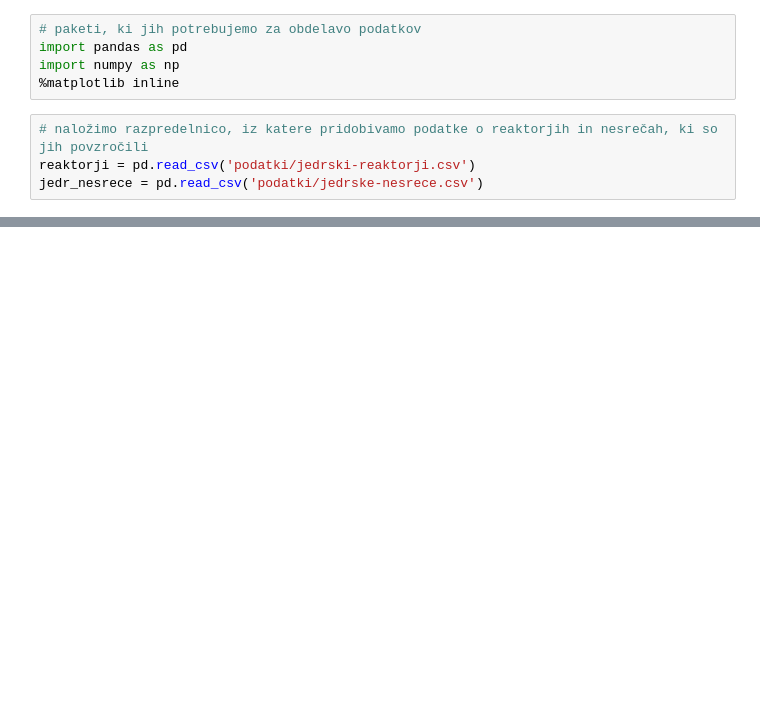
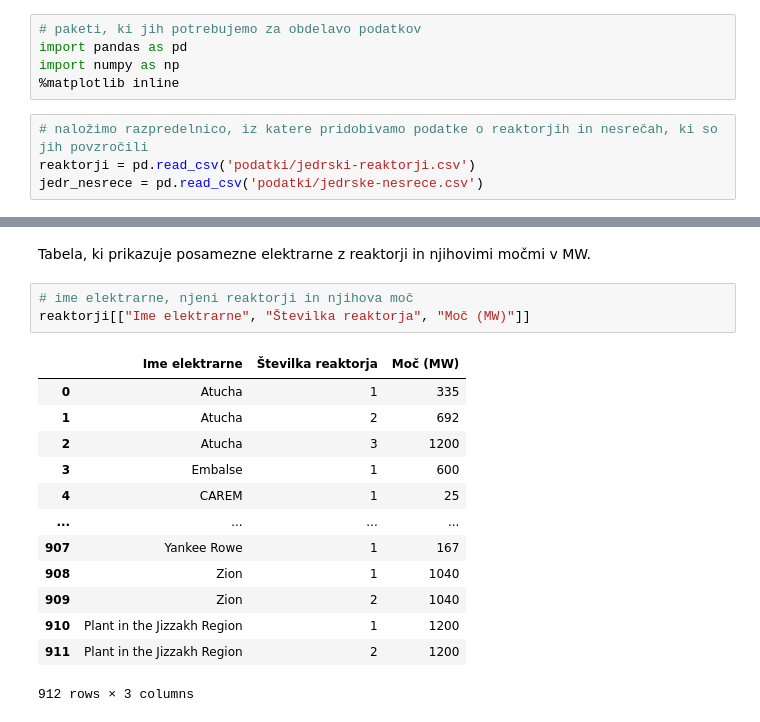
Before and after one commit to aljagombac/analiza-jedrskih-reaktorjev-in-nesrec, a Jupyter notebook: reaktoji_nesrece.ipynb, the cells around one changed output, grey strips where cells are left out. Cells and saved outputs as stored; diff of their text form; blank space fills up the shorter version.

```diff
--- a/reaktoji_nesrece.ipynb
+++ b/reaktoji_nesrece.ipynb
@@ -46,0 +64,19 @@ reaktorji["Ime elektrarne"].nunique()
+# %% [markdown]
+Tabela, ki prikazuje posamezne elektrarne z reaktorji in njihovimi močmi v MW.
+# %%
+# ime elektrarne, njeni reaktorji in njihova moč
+reaktorji[["Ime elektrarne", "Številka reaktorja", "Moč (MW)"]]
+# %% [output]
+|  | Ime elektrarne | Številka reaktorja | Moč (MW) |
+| 0 | Atucha | 1 | 335 |
+| 1 | Atucha | 2 | 692 |
+| 2 | Atucha | 3 | 1200 |
+| 3 | Embalse | 1 | 600 |
+| 4 | CAREM | 1 | 25 |
+| ... | ... | ... | ... |
+| 907 | Yankee Rowe | 1 | 167 |
+| 908 | Zion | 1 | 1040 |
+| 909 | Zion | 2 | 1040 |
+| 910 | Plant in the Jizzakh Region | 1 | 1200 |
+| 911 | Plant in the Jizzakh Region | 2 | 1200 |
+912 rows × 3 columns
```
Also changed, not shown: parts of 22 cells of this notebook, 3 other files.
